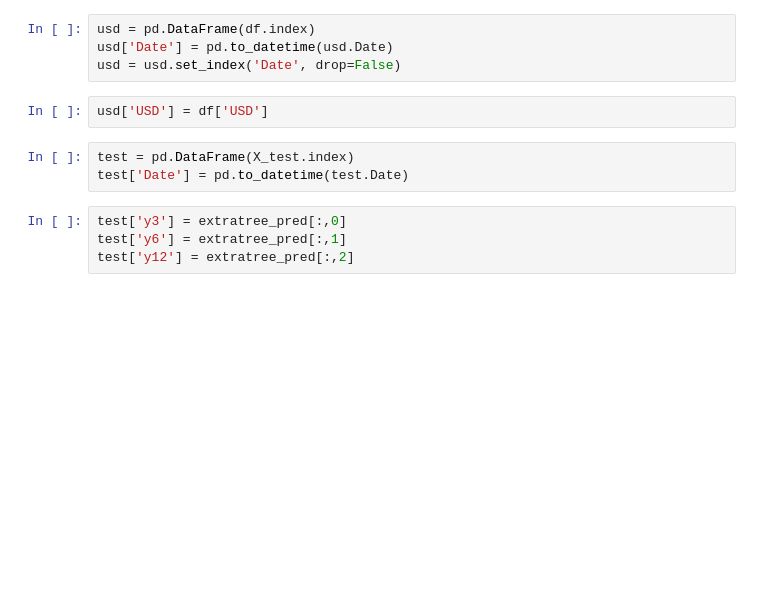
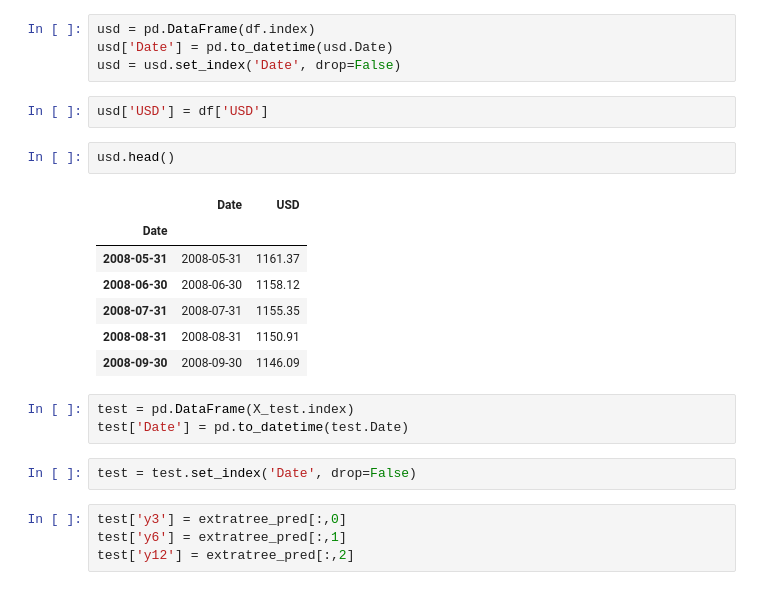
Before and after one commit to ugysteel/Mongolian-Data-Stories, a Jupyter notebook: MNT Exchange Rate Forecast/Part 2 - Machine Learning Model/USD-MNT Machine Learning - EDA and Models.ipynb, the cells around one changed output. Saved outputs shown, nothing was run; the diff lists cells and outputs as text; blank space fills up the shorter version.

```diff
--- a/MNT Exchange Rate Forecast/Part 2 - Machine Learning Model/USD-MNT Machine Learning - EDA and Models.ipynb
+++ b/MNT Exchange Rate Forecast/Part 2 - Machine Learning Model/USD-MNT Machine Learning - EDA and Models.ipynb
@@ -530,9 +540,21 @@ usd['Date'] = pd.to_datetime(usd.Date)
 usd = usd.set_index('Date', drop=False)
 # %%
 usd['USD'] = df['USD']
+# %%
+usd.head()
+# %% [output]
+|  | Date | USD |
+| Date |  |  |
+| 2008-05-31 | 2008-05-31 | 1161.37 |
+| 2008-06-30 | 2008-06-30 | 1158.12 |
+| 2008-07-31 | 2008-07-31 | 1155.35 |
+| 2008-08-31 | 2008-08-31 | 1150.91 |
+| 2008-09-30 | 2008-09-30 | 1146.09 |
 # %%
 test = pd.DataFrame(X_test.index)
 test['Date'] = pd.to_datetime(test.Date)
+# %%
+test = test.set_index('Date', drop=False)
 # %%
 test['y3'] = extratree_pred[:,0]
 test['y6'] = extratree_pred[:,1]
```
Also changed, not shown: parts of 21 cells of this notebook, 17 other files.
